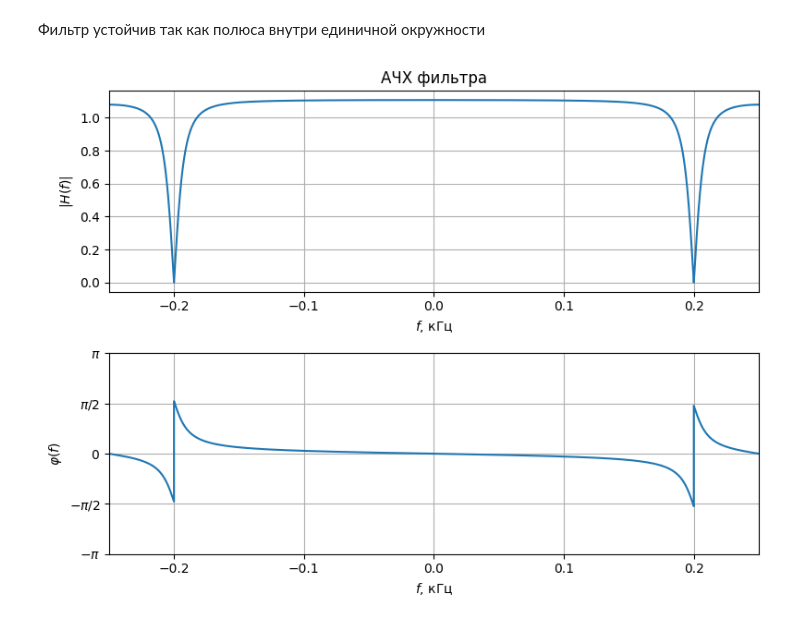
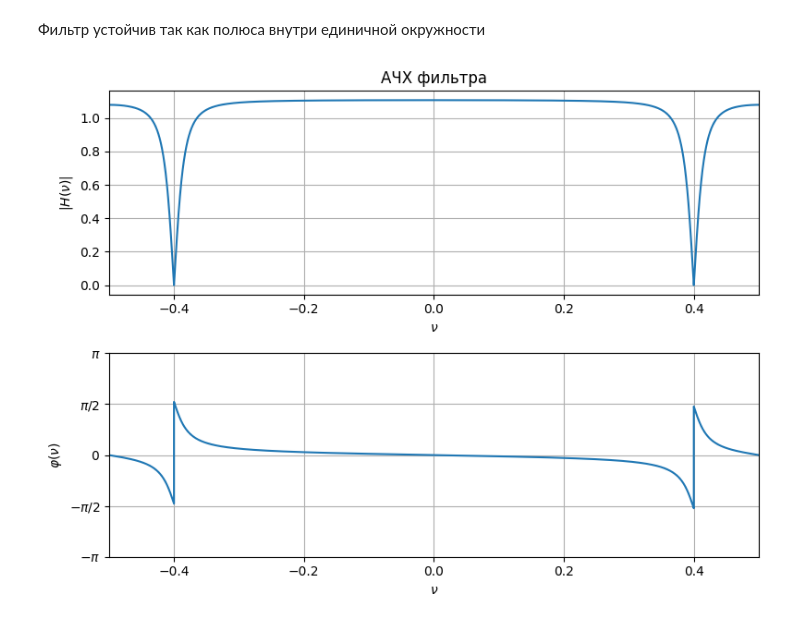
Before and after one commit to derzhavin3016/DSP-labs, a Jupyter notebook: lab3/Module1lab3_task.ipynb, the cells around one changed output. Saved outputs shown, nothing was run; the diff lists cells and outputs as text; code cells hidden in the pictures.

```diff
--- a/lab3/Module1lab3_task.ipynb
+++ b/lab3/Module1lab3_task.ipynb
@@ -335,6 +335,6 @@ hum.zpk_plot()
 # %% [markdown]
 Фильтр устойчив так как полюса внутри единичной окружности
 # %%
-hum.freqresp_plot(f_scale="f")
+hum.freqresp_plot(f_scale="\\nu")
 # %% [output]
-[figure, old version]
+[figure, new version]
```
